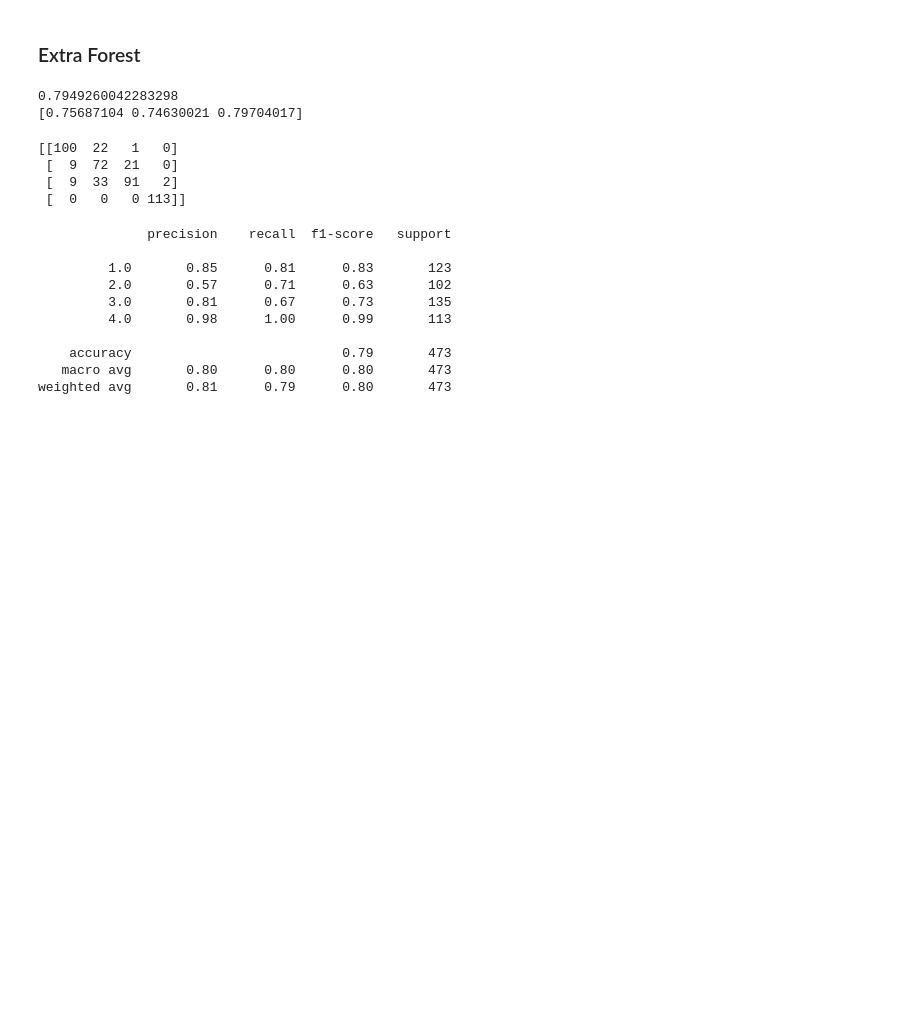
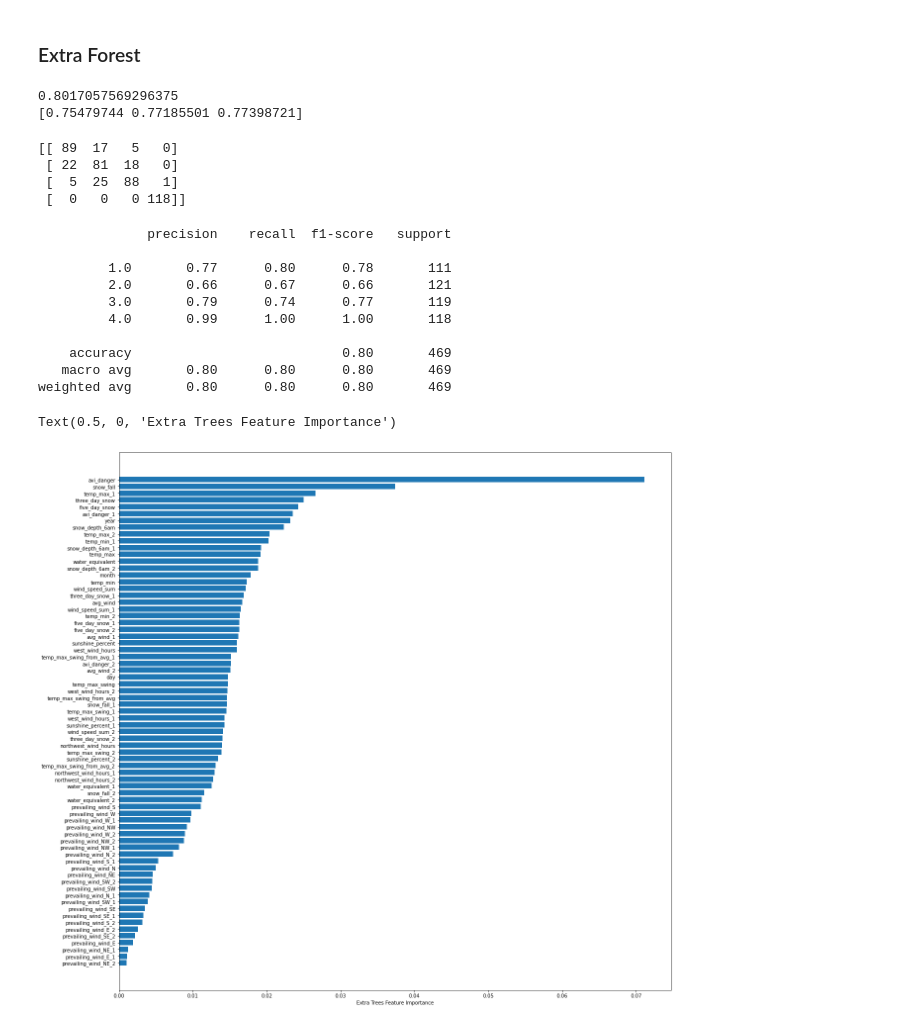
Before and after one commit to MatthewAustinThompson/avalanche-danger-level-prediction, a Jupyter notebook: PreliminaryModeling_DT_RF_ET.ipynb, the cells around one changed output. Saved outputs shown, nothing was run; the diff lists cells and outputs as text; code cells hidden in the pictures; blank space fills up the shorter version.

```diff
--- a/PreliminaryModeling_DT_RF_ET.ipynb
+++ b/PreliminaryModeling_DT_RF_ET.ipynb
@@ -40,6 +60,3 @@ avi.head()
 #### filter data
 # %%
 avi = avi.drop(['Unnamed: 0'], axis=1)
-# %%
-avi = avi[avi['avi_danger'].notnull()]
-avi.info()
@@ -66,5 +62,0 @@ memory usage: 1.1 MB
-# %%
-avi = avi.fillna(0)
-avi = avi[avi.avi_danger != 5]
-avi = avi[avi.next_day_avi_danger != 5]
-avi.info()
@@ -89,7 +63,7 @@ memory usage: 1.1 MB
 # %% [markdown]
 #### Splitting Dataset
 # %%
-x = avi.iloc[:, 0:avi.shape[1]-2]
+x = avi.iloc[:, 0:avi.shape[1]-1]
 y = avi.iloc[:, avi.shape[1]-1]
 
 print(x.shape)
@@ -282,25 +256,34 @@ y_pred_et = et_cv.predict(x_test)
 print(accuracy_score(y_test, y_pred_et))
 print(cross_val_score(rf, x_train, y_train, cv=3))
 # %% [output]
-0.7949260042283298
-[0.75687104 0.74630021 0.79704017]
+0.8017057569296375
+[0.75479744 0.77185501 0.77398721]
 # %%
 print(confusion_matrix(y_test, y_pred_et))
 # %% [output]
-[[100  22   1   0]
- [  9  72  21   0]
- [  9  33  91   2]
- [  0   0   0 113]]
+[[ 89  17   5   0]
+ [ 22  81  18   0]
+ [  5  25  88   1]
+ [  0   0   0 118]]
 # %%
 print(classification_report(y_test, y_pred_et))
 # %% [output]
               precision    recall  f1-score   support
 
-         1.0       0.85      0.81      0.83       123
-         2.0       0.57      0.71      0.63       102
-         3.0       0.81      0.67      0.73       135
-         4.0       0.98      1.00      0.99       113
+         1.0       0.77      0.80      0.78       111
+         2.0       0.66      0.67      0.66       121
+         3.0       0.79      0.74      0.77       119
+         4.0       0.99      1.00      1.00       118
 
-    accuracy                           0.79       473
-   macro avg       0.80      0.80      0.80       473
-weighted avg       0.81      0.79      0.80       473
+    accuracy                           0.80       469
+   macro avg       0.80      0.80      0.80       469
+weighted avg       0.80      0.80      0.80       469
+# %%
+et.fit(x_train, y_train)
+sorted_idx_et = et.feature_importances_.argsort()
+plt.figure(figsize=[20,20])
+plt.barh(avi.columns[sorted_idx_et], et.feature_importances_[sorted_idx_et])
+plt.xlabel("Extra Trees Feature Importance")
+# %% [output]
+Text(0.5, 0, 'Extra Trees Feature Importance')
+[figure, added]
```
Also changed, not shown: parts of 14 cells of this notebook, 12 other files.
